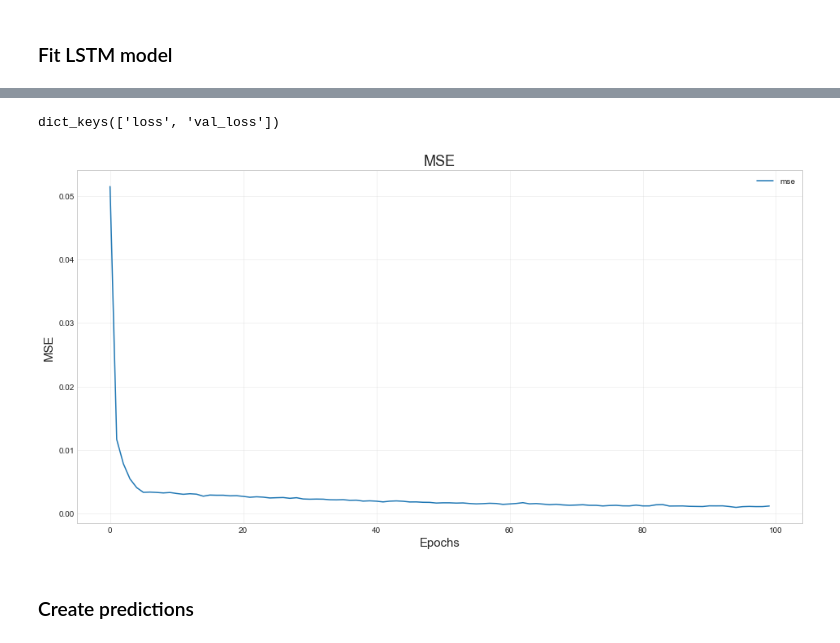
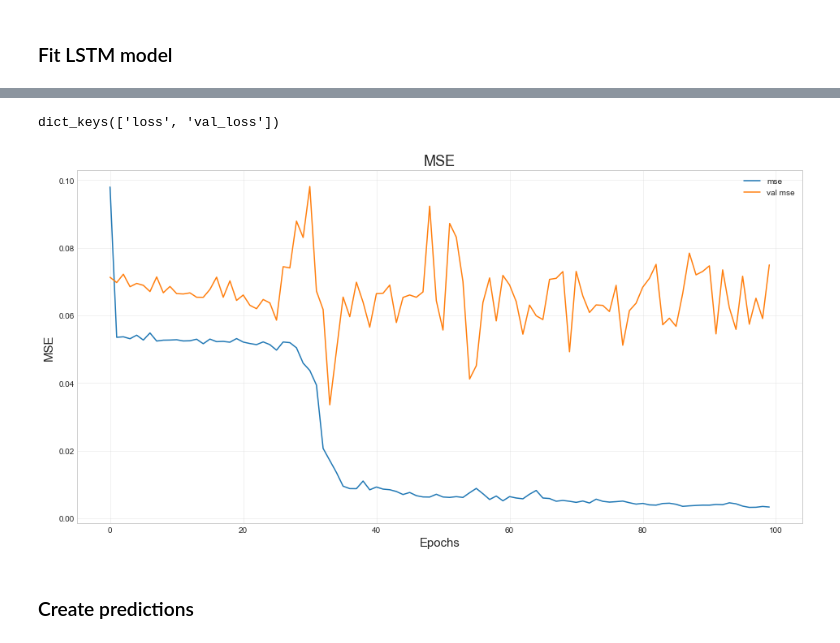
Before and after one commit to Marc9821/Simple-Stock-Price-Prediction-Model, a Jupyter notebook: main-app.ipynb, the cells around one changed output, grey strips where cells are left out. Cells and saved outputs as stored; diff of their text form; code cells hidden in the pictures.

```diff
--- a/main-app.ipynb
+++ b/main-app.ipynb
@@ -117,0 +280,9 @@ print(scaled_dataset.shape)
+# %%
+scaler_x = MinMaxScaler()
+X_train = scaler_x.fit_transform(X_train)
+X_test = scaler_x.fit_transform(X_test)
+print(f'X_train shape: {X_train.shape} & X_test shape: {X_test.shape}')
+scaler_y = MinMaxScaler()
+y_train = scaler_y.fit_transform(y_train.values.reshape(-1, 1))
+y_test = scaler_y.fit_transform(y_test.values.reshape(-1, 1))
+print(f'X_train shape: {X_train.shape} & X_test shape: {X_test.shape}')
@@ -150,0 +294,7 @@ X_test = np.reshape(X_test, (X_test.shape[0], X_test.shape[1], 1))
+# %%
+X_train_nn = X_train.reshape(X_train.shape[0], X_train.shape[1], 1)
+X_test_nn = X_test.reshape(X_test.shape[0], X_test.shape[1], 1)
+print(f'X_train_nn shape: {X_train_nn.shape} & X_test_nn shape: {X_test_nn.shape}')
+y_train_nn = y_train.copy()
+y_test_nn = y_test.copy()
+print(f'y_train_nn shape: {y_train.shape} & y_test_nn shape: {y_test.shape}')
@@ -151,12 +304,12 @@ X_test = np.reshape(X_test, (X_test.shape[0], X_test.shape[1], 1))
 # %% [markdown]
 ### Setup the LSTM model
 # %%
-model = Sequential()
-model.add(LSTM(16, return_sequences=True, input_shape=(step, 1)))
-model.add(Dropout(0.2))
-model.add(LSTM(16, return_sequences=True))
-model.add(Dropout(0.2))
-model.add(LSTM(16))
-model.add(Dense(16))
-model.add(Dense(1, activation='linear'))
-model.compile(loss="mean_squared_error" , optimizer="adam")
+LSTM_Model = Sequential()
+LSTM_Model.add(LSTM(50, return_sequences=True, input_shape=(X_train_nn.shape[1], 1)))
+LSTM_Model.add(Dropout(0.2))
+LSTM_Model.add(LSTM(50, return_sequences=True))
+LSTM_Model.add(Dropout(0.2))
+LSTM_Model.add(LSTM(50))
+LSTM_Model.add(Dense(10))
+LSTM_Model.add(Dense(1, activation='linear'))
+LSTM_Model.compile(loss="mean_squared_error" , optimizer="adam")
@@ -183,6 +337,6 @@ _________________________________________________________________
 # %% [markdown]
 ### Fit LSTM model
 # %%
-history = model.fit(X_train, y_train, validation_data=(X_test, y_test), epochs=100, batch_size=64, verbose=1)
+history = LSTM_Model.fit(X_train_nn, y_train_nn, validation_data=(X_test_nn, y_test_nn), epochs=100, batch_size=32, verbose=1)
 # %% [output]
 Epoch 1/100
@@ -205,19 +359,19 @@ Epoch 100/100
 # %%
 print(history.history.keys())
 plt.figure(figsize=(16, 8))
 
 # Accuracy
 plt.plot(history.epoch, history.history['loss'], label = "mse")
-
+plt.plot(history.epoch, history.history['val_loss'], label = "val mse")
 plt.title("MSE", fontsize=18)
 plt.xlabel("Epochs", fontsize=15)
 plt.ylabel("MSE", fontsize=15)
 plt.grid(alpha=0.3)
 plt.legend()
 
 plt.show()
 # %% [output]
 dict_keys(['loss', 'val_loss'])
-[figure, old version]
+[figure, new version]
 # %% [markdown]
 ### Create predictions
```
Also changed, not shown: parts of 58 cells of this notebook.
